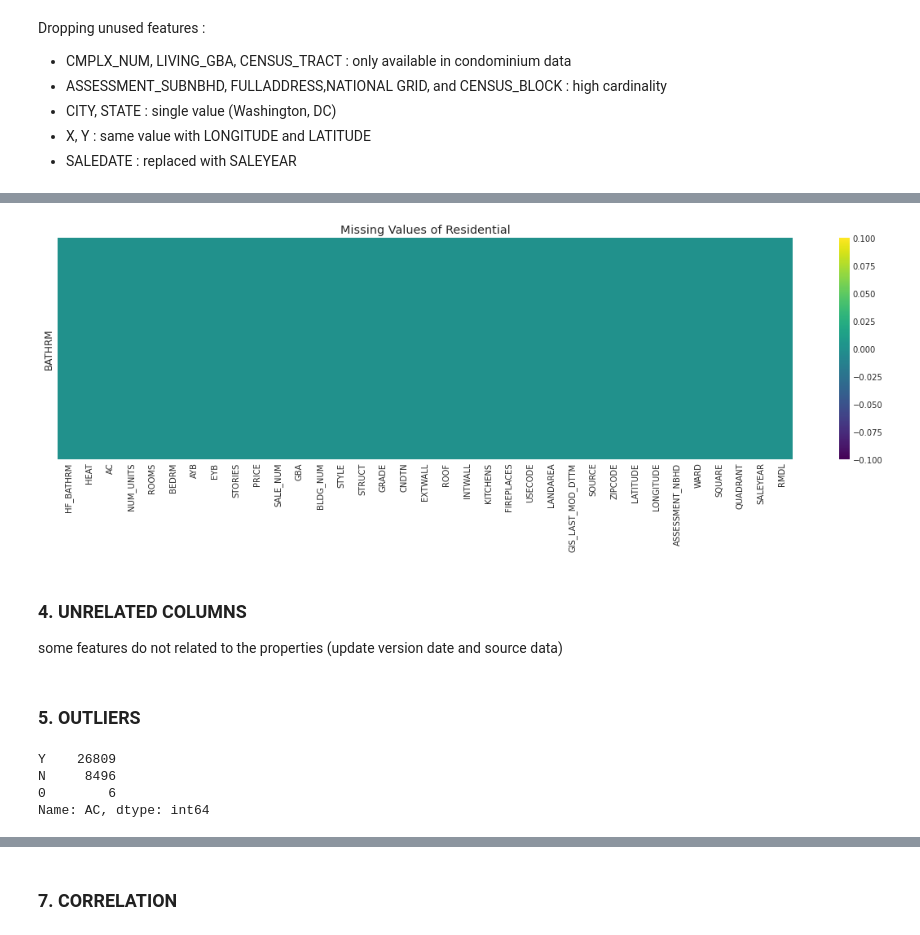
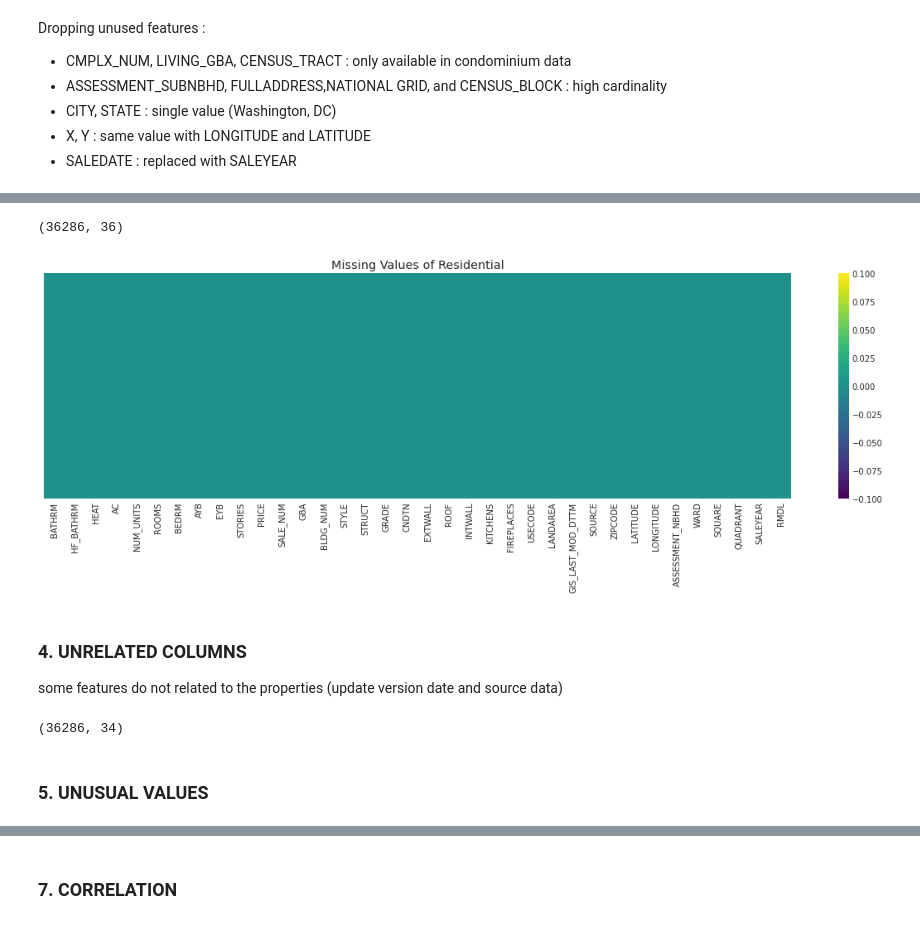
Before and after one commit to elvanselvano/purwadhika-final-project, a Jupyter notebook: notebooks/04_preprocessing_rev1.ipynb, the cells around one changed output, grey strips where cells are left out. Cells and saved outputs as stored; diff of their text form; code cells hidden in the pictures.

Commit message:
update preprocess (feature eng & remove some outlier)

```diff
--- a/notebooks/04_preprocessing_rev1.ipynb
+++ b/notebooks/04_preprocessing_rev1.ipynb
@@ -102,7 +121,7 @@ Dropping unused features :
 - X, Y : same value with LONGITUDE and LATITUDE
 - SALEDATE : replaced with SALEYEAR
 # %%
-df4 = df3.drop(['CMPLX_NUM','LIVING_GBA','CENSUS_TRACT','ASSESSMENT_SUBNBHD',
+df5 = df4.drop(['CMPLX_NUM','LIVING_GBA','CENSUS_TRACT','ASSESSMENT_SUBNBHD',
                 'FULLADDRESS','NATIONALGRID','CENSUS_BLOCK','CITY','STATE',
                 'X','Y','SALEDATE'],axis=1)
 # %%
@@ -116,5 +135,6 @@ The YR_RMDL features seems too important to drop. Intuitively, whether the prope
 # %%
 #feature engineering YR_RMDL
-df5 = df4.copy()
-df5['RMDL'] = np.where(df4['YR_RMDL'].isna(),0,1)
-df5 = df5.drop('YR_RMDL',axis=1)
+def yr_rmdl(df):
+  df['RMDL'] = np.where(df['YR_RMDL'].isna(),0,1)
+  df = df.drop('YR_RMDL',axis=1)
+  return df
@@ -128,3 +141,5 @@ df6 = df5.dropna()
+# %%
+df6 = yr_rmdl(df5)
 # %%
 df6.shape
 # %% [output]
@@ -132,9 +147,16 @@ df6.shape
+# %%
+#drop remaining price missing values
+df7 = df6.dropna()
+# %%
+df7.shape
+# %% [output]
+(36286, 36)
 # %%
 fig, ax = plt.subplots(figsize=(18,5))
-sns.heatmap(df6.isnull(), yticklabels=False,cmap='viridis').set_title('Missing Values of Residential')
+sns.heatmap(df7.isnull(), yticklabels=False,cmap='viridis').set_title('Missing Values of Residential')
 plt.show()
 # %% [output]
-[figure, old version]
+[figure, new version]
 # %% [markdown]
 ### 4. UNRELATED COLUMNS
 
@@ -144,9 +166,6 @@ df7 = df6.drop(['GIS_LAST_MOD_DTTM','SOURCE'],axis=1)
+# %%
+df8.shape
+# %% [output]
+(36286, 34)
 # %% [markdown]
-### 5. OUTLIERS
+### 5. UNUSUAL VALUES
-# %%
-df7['AC'].value_counts()
-# %% [output]
-Y    26809
-N     8496
-0        6
-Name: AC, dtype: int64
```
Also changed, not shown: parts of 53 cells of this notebook, 1 other file.
